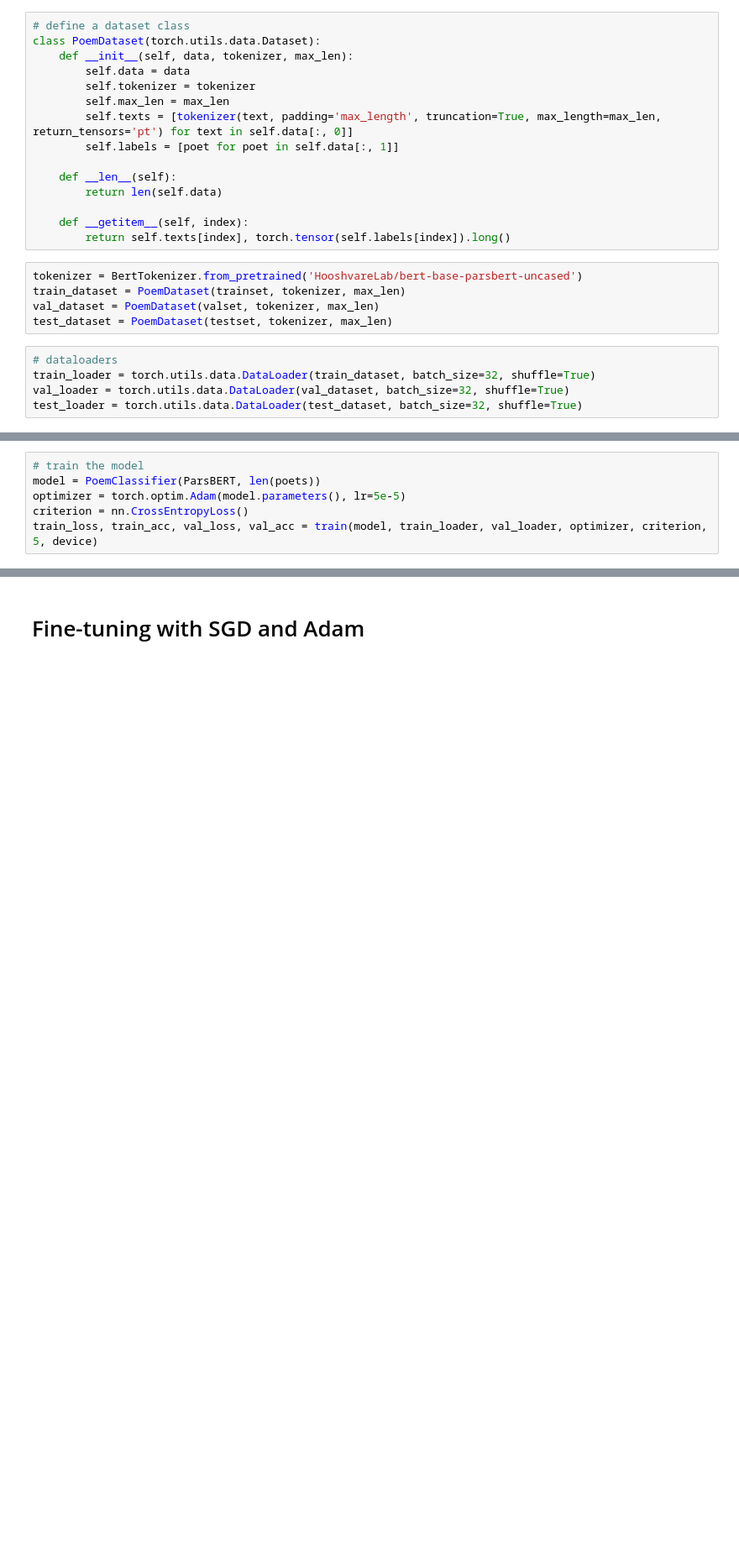
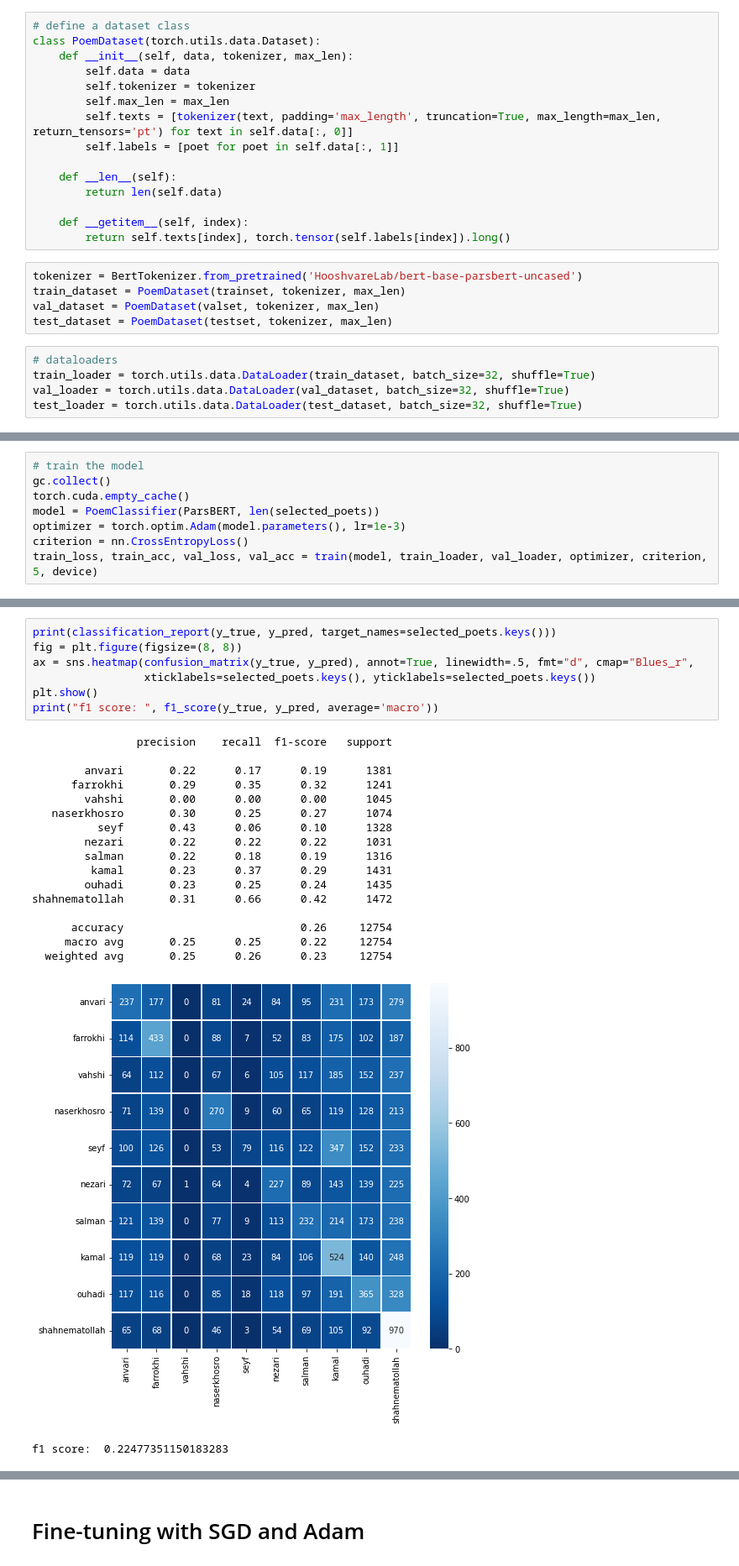
Before and after one commit to saeedzou/Deep-Learning-Assignments-2022, a Jupyter notebook: Assignment 4/q3.ipynb, the cells around one changed output, grey strips where cells are left out. Shown at 84% size. Drawn from its saved outputs; the diff is of its cells as text; blank space fills up the shorter version.

```diff
--- a/Assignment 4/q3.ipynb
+++ b/Assignment 4/q3.ipynb
@@ -177,8 +182,10 @@ def evaluate(model, val_loader, criterion, device):
     return val_loss, val_acc
 # %%
 # train the model
-model = PoemClassifier(ParsBERT, len(poets))
-optimizer = torch.optim.Adam(model.parameters(), lr=5e-5)
+gc.collect()
+torch.cuda.empty_cache()
+model = PoemClassifier(ParsBERT, len(selected_poets))
+optimizer = torch.optim.Adam(model.parameters(), lr=1e-3)
 criterion = nn.CrossEntropyLoss()
 train_loss, train_acc, val_loss, val_acc = train(model, train_loader, val_loader, optimizer, criterion, 5, device)
 # %% [output]
@@ -239,0 +227,26 @@ naserkhosro_norm.txt       0.38      0.01      0.01      1128
+# %%
+print(classification_report(y_true, y_pred, target_names=selected_poets.keys()))
+fig = plt.figure(figsize=(8, 8))
+ax = sns.heatmap(confusion_matrix(y_true, y_pred), annot=True, linewidth=.5, fmt="d", cmap="Blues_r",
+                 xticklabels=selected_poets.keys(), yticklabels=selected_poets.keys())
+plt.show()
+print("f1 score: ", f1_score(y_true, y_pred, average='macro'))
+# %% [output]
+                precision    recall  f1-score   support
+
+        anvari       0.22      0.17      0.19      1381
+      farrokhi       0.29      0.35      0.32      1241
+        vahshi       0.00      0.00      0.00      1045
+   naserkhosro       0.30      0.25      0.27      1074
+          seyf       0.43      0.06      0.10      1328
+        nezari       0.22      0.22      0.22      1031
+        salman       0.22      0.18      0.19      1316
+         kamal       0.23      0.37      0.29      1431
+        ouhadi       0.23      0.25      0.24      1435
+shahnematollah       0.31      0.66      0.42      1472
+
+      accuracy                           0.26     12754
+     macro avg       0.25      0.25      0.22     12754
+  weighted avg       0.25      0.26      0.23     12754
+[figure, added]
+f1 score:  0.22477351150183283
```
Also changed, not shown: parts of 9 cells of this notebook.
